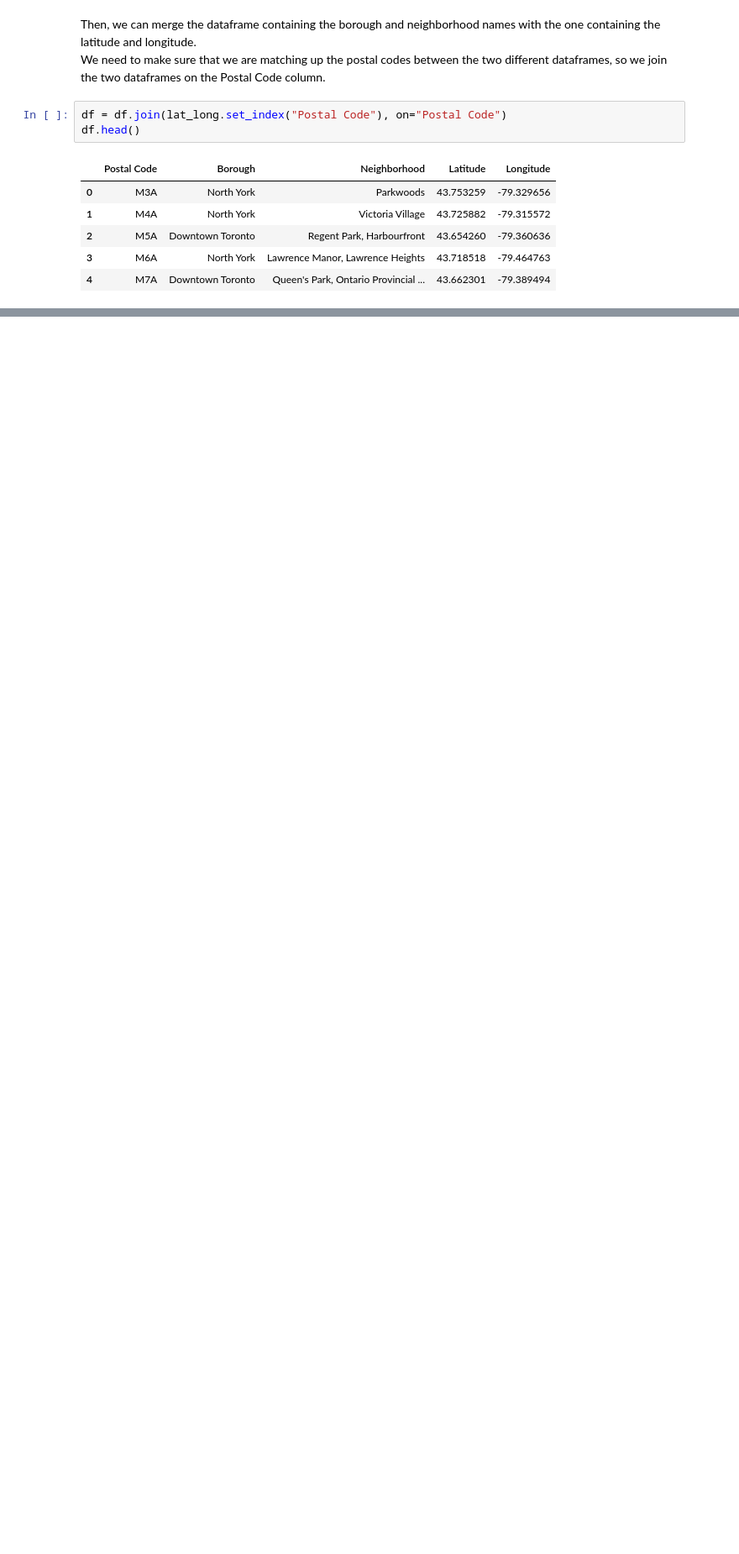
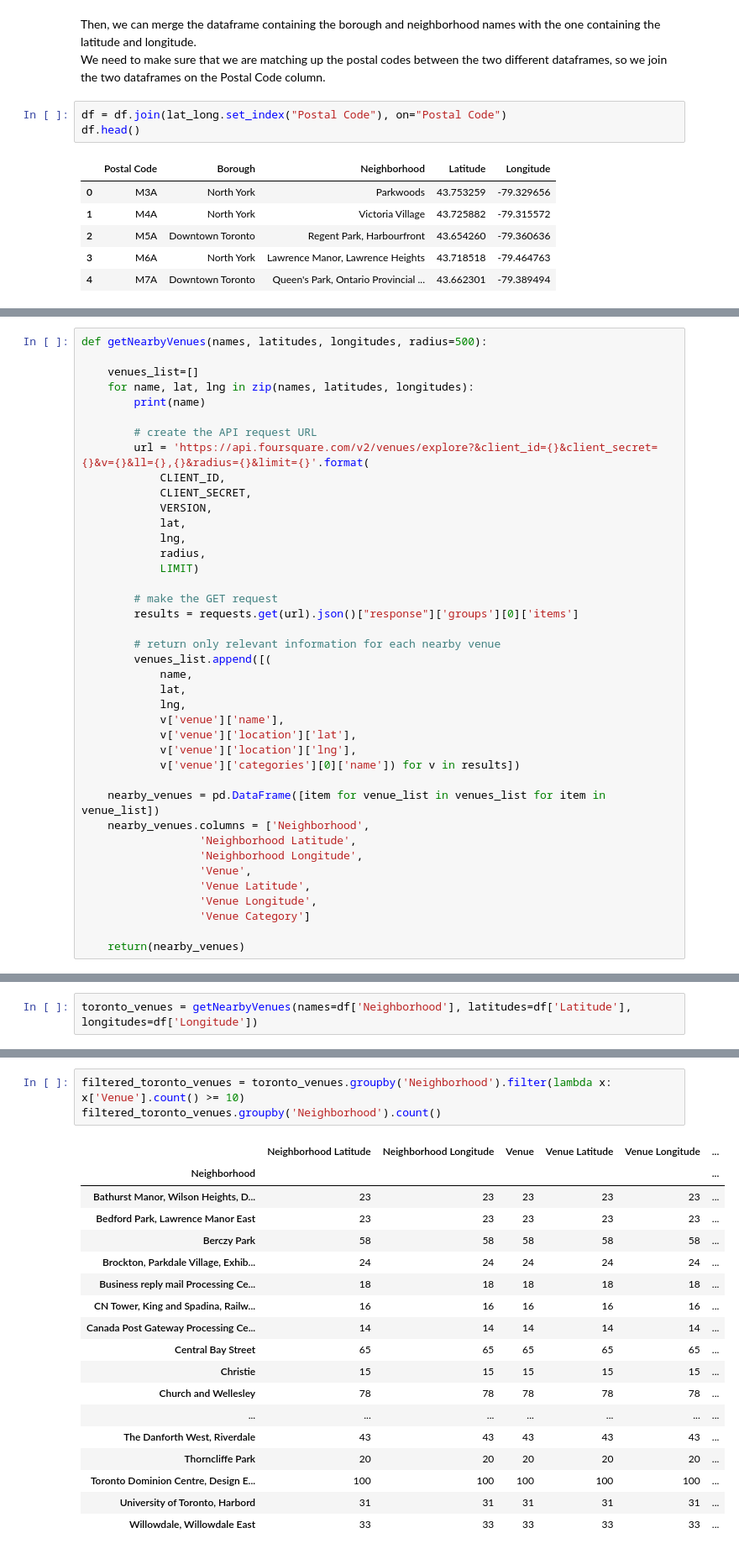
Before and after one commit to BrandonWiebe/Coursera_Capstone, a Jupyter notebook: Week 3 Assignment.ipynb, the cells around one changed output, grey strips where cells are left out. Shown: that part at 84% size. Saved outputs shown, nothing was run; the diff lists cells and outputs as text; blank space fills up the shorter version.

```diff
--- a/Week 3 Assignment.ipynb
+++ b/Week 3 Assignment.ipynb
@@ -133,0 +194,40 @@ df.head()
+# %%
+def getNearbyVenues(names, latitudes, longitudes, radius=500):
+
+    venues_list=[]
+    for name, lat, lng in zip(names, latitudes, longitudes):
+        print(name)
+
+        # create the API request URL
+        url = 'https://api.foursquare.com/v2/venues/explore?&client_id={}&client_secret={}&v={}&ll={},{}&radius={}&limit={}'.format(
+            CLIENT_ID,
+            CLIENT_SECRET,
+            VERSION,
+            lat,
+            lng,
+            radius,
+            LIMIT)
+
+        # make the GET request
+        results = requests.get(url).json()["response"]['groups'][0]['items']
+
+        # return only relevant information for each nearby venue
+        venues_list.append([(
+            name,
+            lat,
+            lng,
+            v['venue']['name'],
+            v['venue']['location']['lat'],
+            v['venue']['location']['lng'],
+            v['venue']['categories'][0]['name']) for v in results])
+
+    nearby_venues = pd.DataFrame([item for venue_list in venues_list for item in venue_list])
+    nearby_venues.columns = ['Neighborhood',
+                  'Neighborhood Latitude',
+                  'Neighborhood Longitude',
+                  'Venue',
+                  'Venue Latitude',
+                  'Venue Longitude',
+                  'Venue Category']
+
+    return(nearby_venues)
@@ -133,0 +236,2 @@ df.head()
+# %%
+toronto_venues = getNearbyVenues(names=df['Neighborhood'], latitudes=df['Latitude'], longitudes=df['Longitude'])
@@ -133,0 +289,22 @@ df.head()
+# %%
+filtered_toronto_venues = toronto_venues.groupby('Neighborhood').filter(lambda x: x['Venue'].count() >= 10)
+filtered_toronto_venues.groupby('Neighborhood').count()
+# %% [output]
+|  | Neighborhood Latitude | Neighborhood Longitude | Venue | Venue Latitude | Venue Longitude | ... |
+| Neighborhood |  |  |  |  |  | ... |
+| Bathurst Manor, Wilson Heights, D... | 23 | 23 | 23 | 23 | 23 | ... |
+| Bedford Park, Lawrence Manor East | 23 | 23 | 23 | 23 | 23 | ... |
+| Berczy Park | 58 | 58 | 58 | 58 | 58 | ... |
+| Brockton, Parkdale Village, Exhib... | 24 | 24 | 24 | 24 | 24 | ... |
+| Business reply mail Processing Ce... | 18 | 18 | 18 | 18 | 18 | ... |
+| CN Tower, King and Spadina, Railw... | 16 | 16 | 16 | 16 | 16 | ... |
+| Canada Post Gateway Processing Ce... | 14 | 14 | 14 | 14 | 14 | ... |
+| Central Bay Street | 65 | 65 | 65 | 65 | 65 | ... |
+| Christie | 15 | 15 | 15 | 15 | 15 | ... |
+| Church and Wellesley | 78 | 78 | 78 | 78 | 78 | ... |
+| ... | ... | ... | ... | ... | ... | ... |
+| The Danforth West, Riverdale | 43 | 43 | 43 | 43 | 43 | ... |
+| Thorncliffe Park | 20 | 20 | 20 | 20 | 20 | ... |
+| Toronto Dominion Centre, Design E... | 100 | 100 | 100 | 100 | 100 | ... |
+| University of Toronto, Harbord | 31 | 31 | 31 | 31 | 31 | ... |
+| Willowdale, Willowdale East | 33 | 33 | 33 | 33 | 33 | ... |
```
Also changed, not shown: parts of 31 cells of this notebook.
